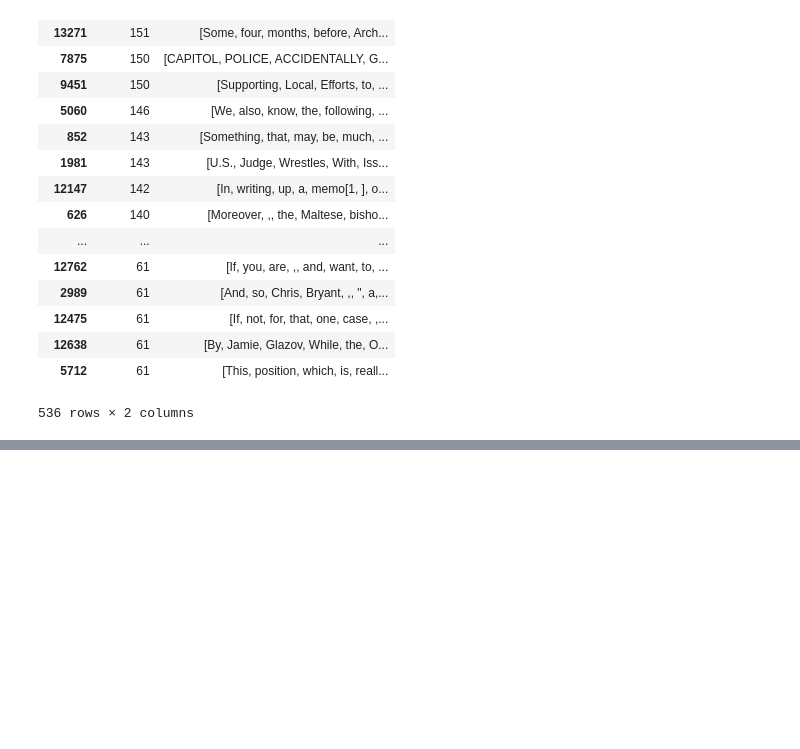
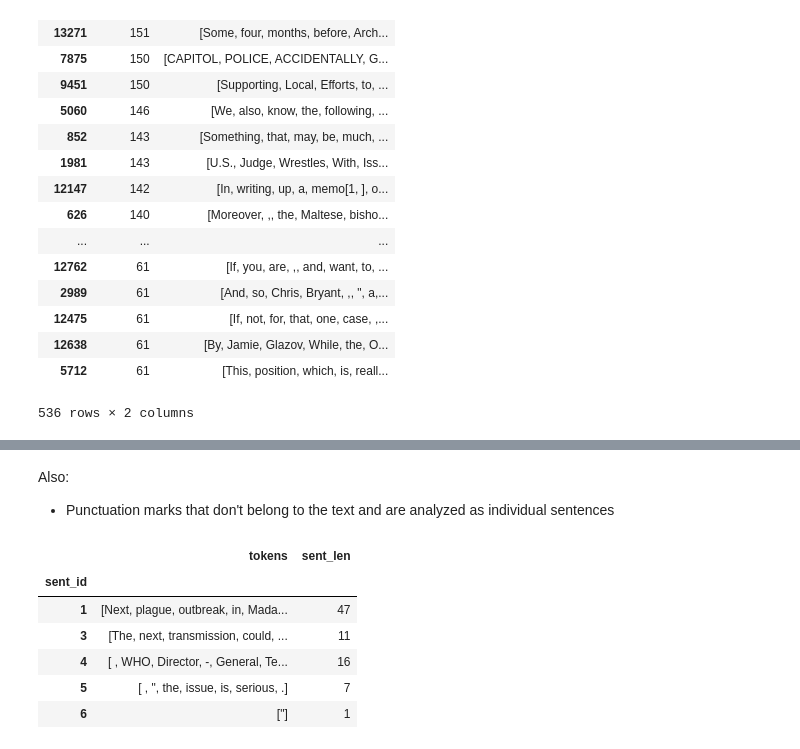
Before and after one commit to cicl-iscl/CyberWallE-propaganda-detection, a Jupyter notebook: eda/sentence_lengths.ipynb, the cells around one changed output, grey strips where cells are left out. Drawn from its saved outputs; the diff is of its cells as text; code cells hidden in the pictures; blank space fills up the shorter version.

```diff
--- a/eda/sentence_lengths.ipynb
+++ b/eda/sentence_lengths.ipynb
@@ -110,0 +153,19 @@ df[df.sent_len > 60][['sent_len', 'tokens']]
+# %% [markdown]
+Also:
+- Punctuation marks that don't belong to the text and are analyzed as individual sentences
+# %%
+
+df = pd.read_csv(SI_LABELS_FILE_IMPROVED, sep='\t', names=['doc_id', 'sent_id', 'idx_start', 'idx_end', 'tokens', 'label'], encoding='utf-8', quoting=3)
+df = df.drop(columns=['doc_id', 'idx_start', 'idx_end', 'label'])
+df = df.groupby('sent_id')['tokens'].apply(list).to_frame()
+df['sent_len'] = df['tokens'].apply(lambda x : len(x))
+pd.set_option('display.max_colwidth', -1)
+df.head()
+# %% [output]
+|  | tokens | sent_len |
+| sent_id |  |  |
+| 1 | [Next, plague, outbreak, in, Mada... | 47 |
+| 3 | [The, next, transmission, could, ... | 11 |
+| 4 | [ , WHO, Director, -, General, Te... | 16 |
+| 5 | [ , ", the, issue, is, serious, .] | 7 |
+| 6 | ["] | 1 |
```
Also changed, not shown: parts of 10 cells of this notebook, 2 other files.
